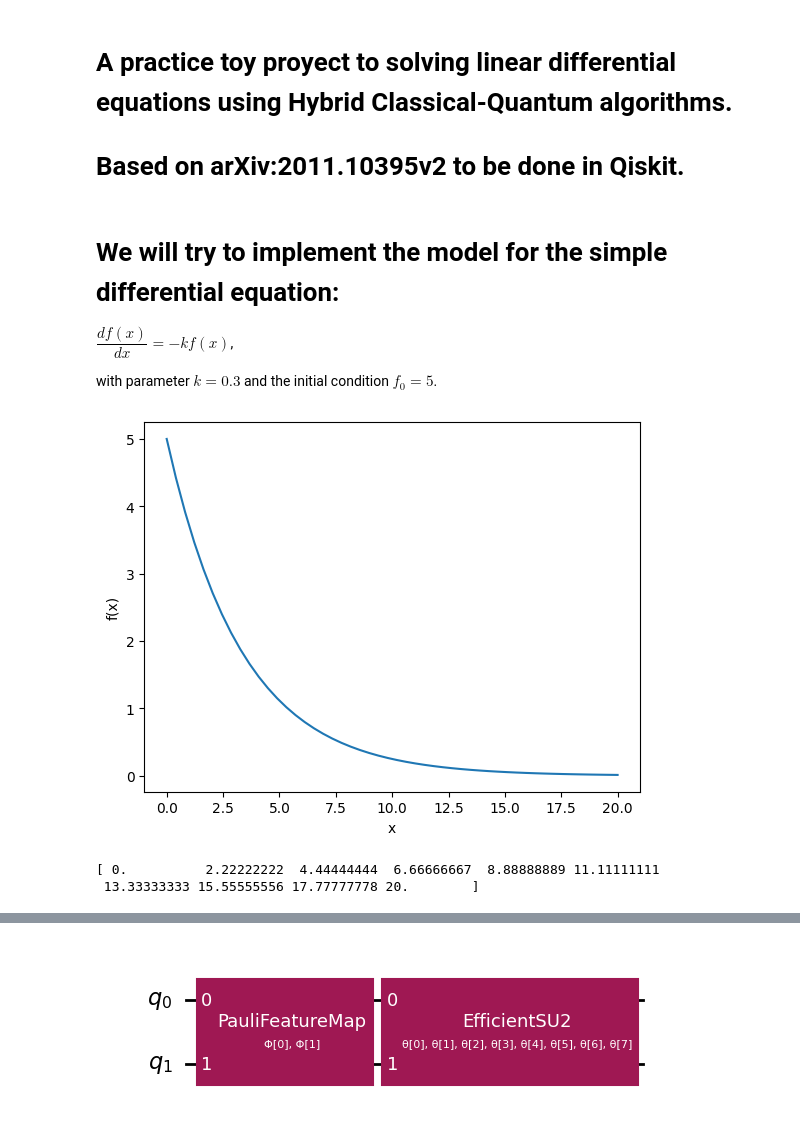
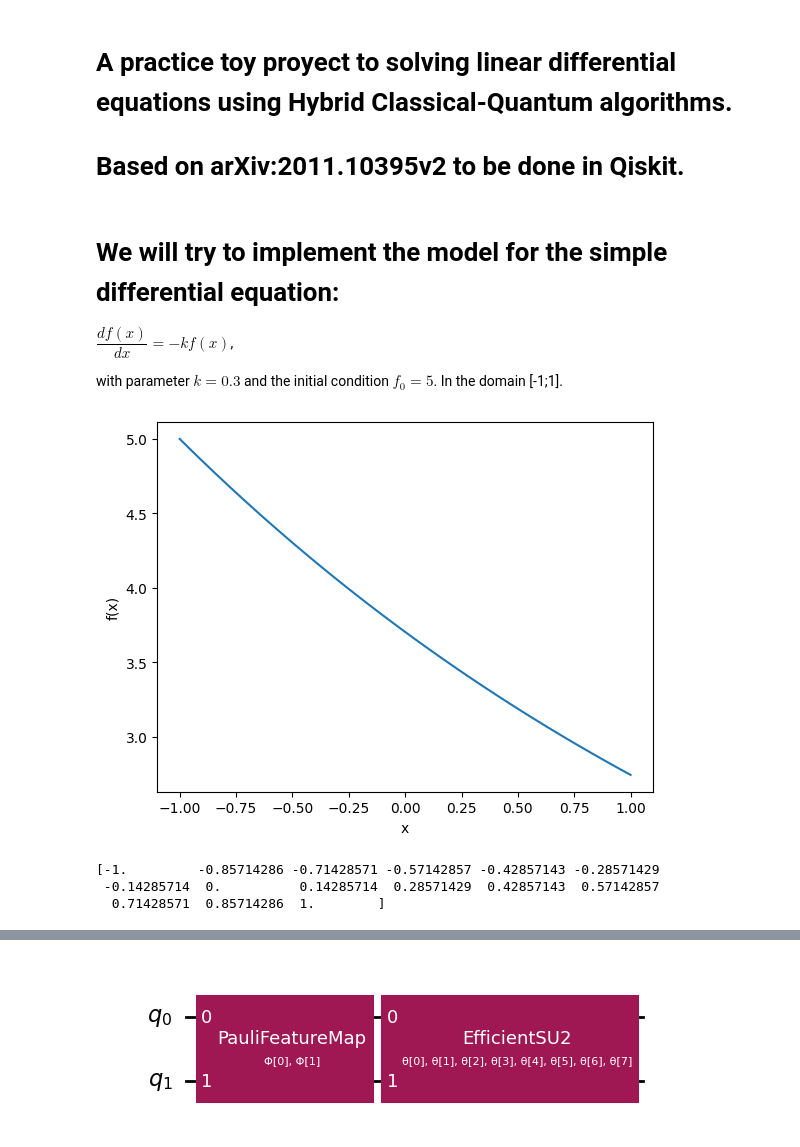
Before and after one commit to CarolinaPerdomo/Project-VQA-for-DE-with-Qiskit, a Jupyter notebook: Proyect-Variational Quantum Agorithm (VQA) to solve Differential Eequations (DE).ipynb, the cells around one changed output, grey strips where cells are left out. Drawn from its saved outputs; the diff is of its cells as text; code cells hidden in the pictures.

```diff
--- a/Proyect-Variational Quantum Agorithm (VQA) to solve Differential Eequations (DE).ipynb
+++ b/Proyect-Variational Quantum Agorithm (VQA) to solve Differential Eequations (DE).ipynb
@@ -45,42 +45,43 @@ from qiskit.providers.aer import AerSimulator # Just in case. Variety of simulat
 
 $\dfrac{df(x)}{dx} = -kf(x) $,
 
-with parameter $k=0.3$ and the initial condition $f_{0}=5$.
+with parameter $k=0.3$ and the initial condition $f_{0}=5$. In the domain [-1;1].
 # %%
 # Differential equation parameters
 
 from scipy.integrate import odeint
 
 def model(f,x): # Function that returns df/dx
     k = 0.3
     dfdx = -k * f
     return dfdx
 
-x = np.linspace(0, 20) # X points in the domain
+x = np.linspace(-1, 1) # X points in the domain
 f0 = 5 # Initial condition
 sol = odeint(model, f0, x)
 
 # Exact DE solution - for checking after
 def f(x):
     return -k*(x**2)/2
 
 # Traditional plot
 plt.plot(x,sol)
 plt.xlabel('x')
 plt.ylabel('f(x)')
 plt.show()
 # %% [output]
-[figure, old version]
+[figure, new version]
 # %%
-number_grid = 10  # Number of grid points of the discretized differential equation - trainning
-range_min = 0 # Minimum of the interval on which the function lives.
-range_max = 20 # Maximum of the interval on which the function lives.
+number_grid = 15  # Number of grid points of the discretized differential equation - trainning
+range_min = -1 # Minimum of the interval on which the function lives.
+range_max = 1 # Maximum of the interval on which the function lives.
 TrialX = np.linspace(range_min, range_max, number_grid) # Optimisation grid
 
 print(TrialX)
 # %% [output]
-[ 0.          2.22222222  4.44444444  6.66666667  8.88888889 11.11111111
- 13.33333333 15.55555556 17.77777778 20.        ]
+[-1.         -0.85714286 -0.71428571 -0.57142857 -0.42857143 -0.28571429
+ -0.14285714  0.          0.14285714  0.28571429  0.42857143  0.57142857
+  0.71428571  0.85714286  1.        ]
 # %%
 number_grid = 50  # Number of grid points of the discretized differential equation - testing
 TrialTest = np.linspace(range_min, range_max, number_grid)
```
Also changed, not shown: parts of 5 cells of this notebook.
